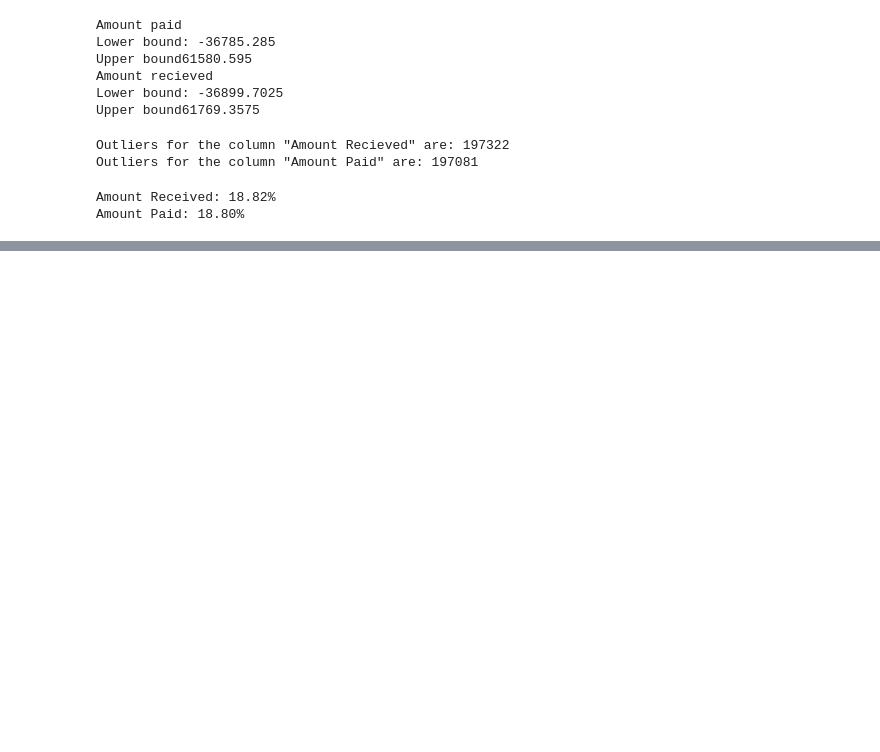
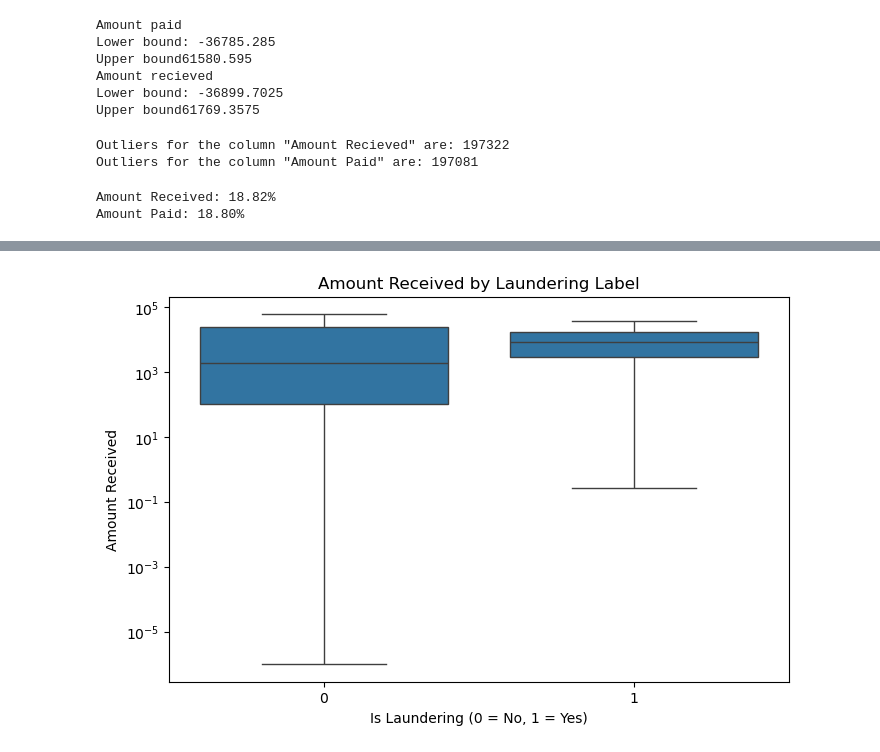
Before and after one commit to janhavipatil2705/AML-Transaction-Monitoring, a Jupyter notebook: AML EDA.ipynb, the cells around one changed output, grey strips where cells are left out. Cells and saved outputs as stored; diff of their text form; code cells hidden in the pictures; blank space fills up the shorter version.

```diff
--- a/AML EDA.ipynb
+++ b/AML EDA.ipynb
@@ -214,0 +266,10 @@ Amount Paid: 18.80%
+# %%
+plt.figure(figsize=(8,5))
+sns.boxplot(data = df, x = "Is Laundering", y = "Amount Paid", showfliers = False)
+plt.title("Amount Received by Laundering Label")
+plt.xlabel("Is Laundering (0 = No, 1 = Yes)")
+plt.ylabel("Amount Received")
+plt.yscale("log")
+plt.show()
+# %% [output]
+[figure, added]
```
Also changed, not shown: parts of 54 cells of this notebook.
